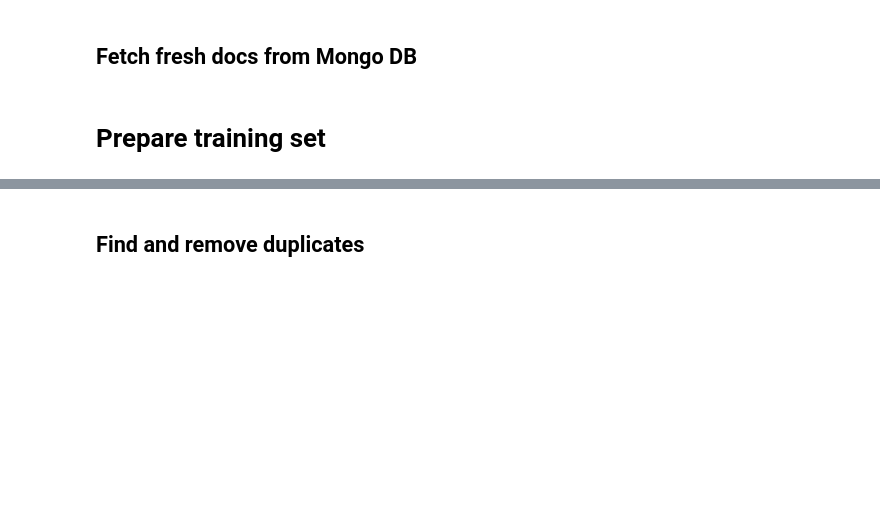
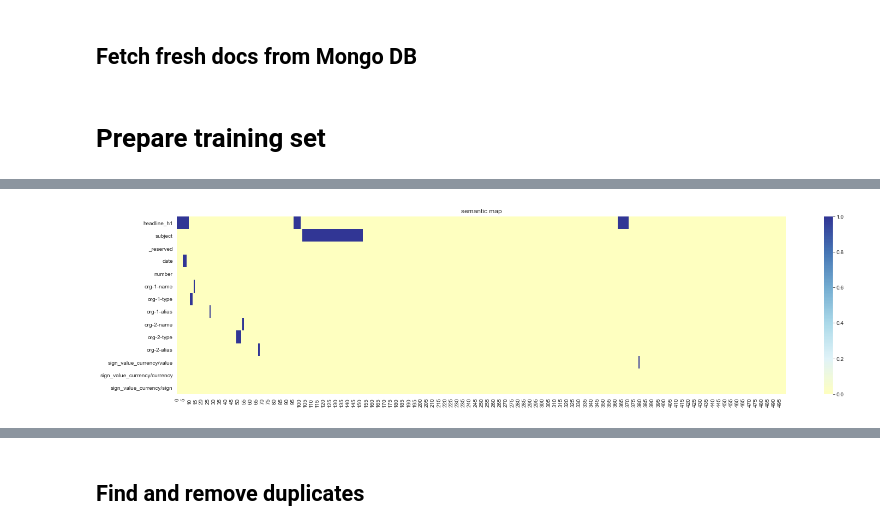
Before and after one commit to LitJane/analyser, a Jupyter notebook: trainsets/export_trainset.ipynb, the cells around one changed output, grey strips where cells are left out. Drawn from its saved outputs; the diff is of its cells as text; code cells hidden in the pictures; blank space fills up the shorter version.

```diff
--- a/trainsets/export_trainset.ipynb
+++ b/trainsets/export_trainset.ipynb
@@ -255,2 +279,54 @@ stats.tail()
+# %%
+
+def get_semantic_map(doc: DbJsonDoc):
+    attr_tree = doc.get_attributes_tree()
+    _len = len(doc)
+    df = DataFrame()
+    for sl in seq_labels_contract:
+        df[sl] = np.zeros(_len)
+
+    av = np.zeros(_len)
+    headers = doc.analysis['headers']
+    for h in headers:
+        av[h['span'][0]:h['span'][1]] = 1.0
+
+    df['headline_h1'] = av
+
+    def add_av(name, span, av=None):
+        if av is None:
+            av = np.zeros(_len)
+        if span:
+            av[span[0]:span[1]] = 1.0
+        df[name] = av
+
+
+    for n in ['subject', 'date', 'number']:
+        add_av(n, attr_tree.get(n, {}).get('span'))
+
+    for i in [1, 2]:
+        for n in ['name', 'alias', 'type']:
+            try:
+                add_av(f'org-{i}-{n}', attr_tree['orgs'][i-1][n]['span'])
+            except Exception as e:
+                print('ERROR', i, n, doc.get_id(), e, attr_tree.get('orgs'))
+
+
+
+    _value_tag = attr_tree.get('price')
+
+    if _value_tag is not None:
+        amount = get_amount(attr_tree)
+        if amount:
+            add_av('sign_value_currency/value', amount.get('span'))
+        add_av('sign_value_currency/currency', _value_tag.get('currency',{}).get('span'))
+        add_av('sign_value_currency/currency', _value_tag.get('sign',{}).get('span'))
+
+    return df
+
+
+
+plot_embedding(get_semantic_map(jd)[:500], 'semantic map')
+# %% [output]
+[figure, added]
 # %%
 print(len(docs_ids))
```
Also changed, not shown: parts of 25 cells of this notebook, 5 other files.
